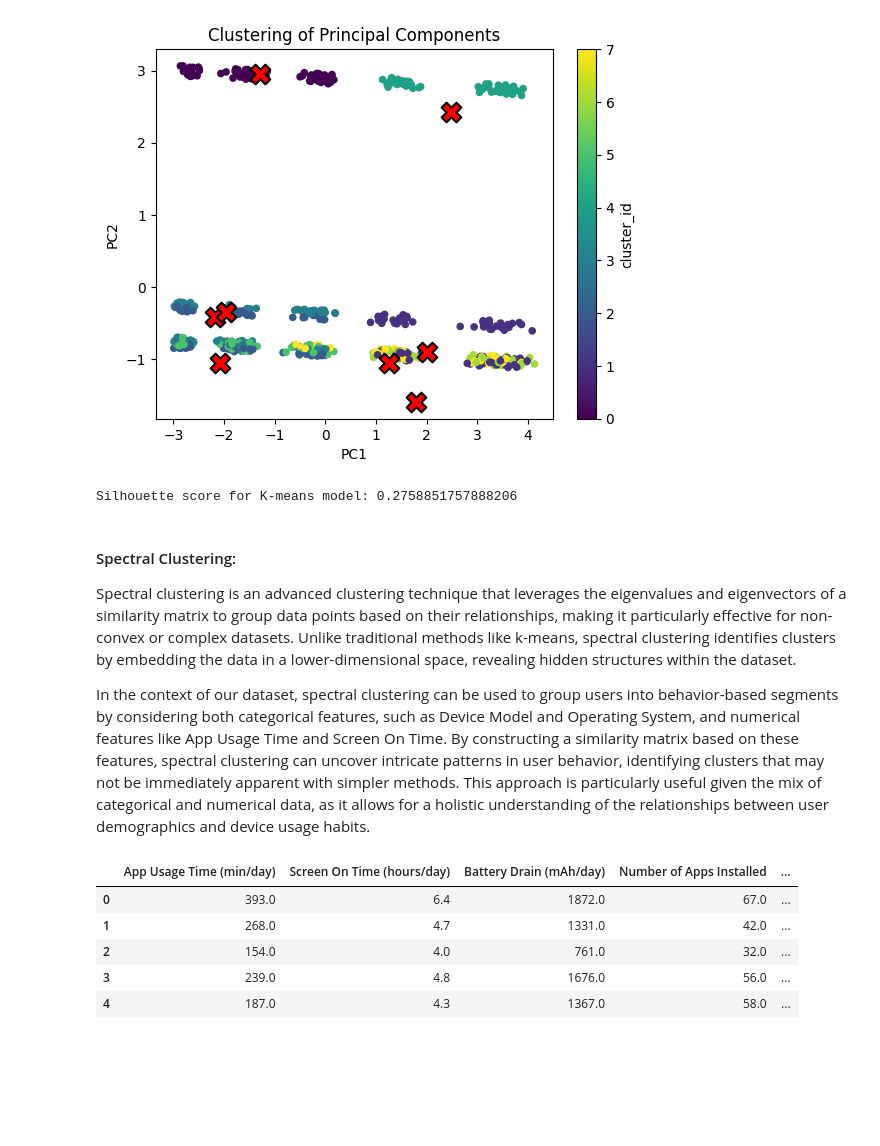
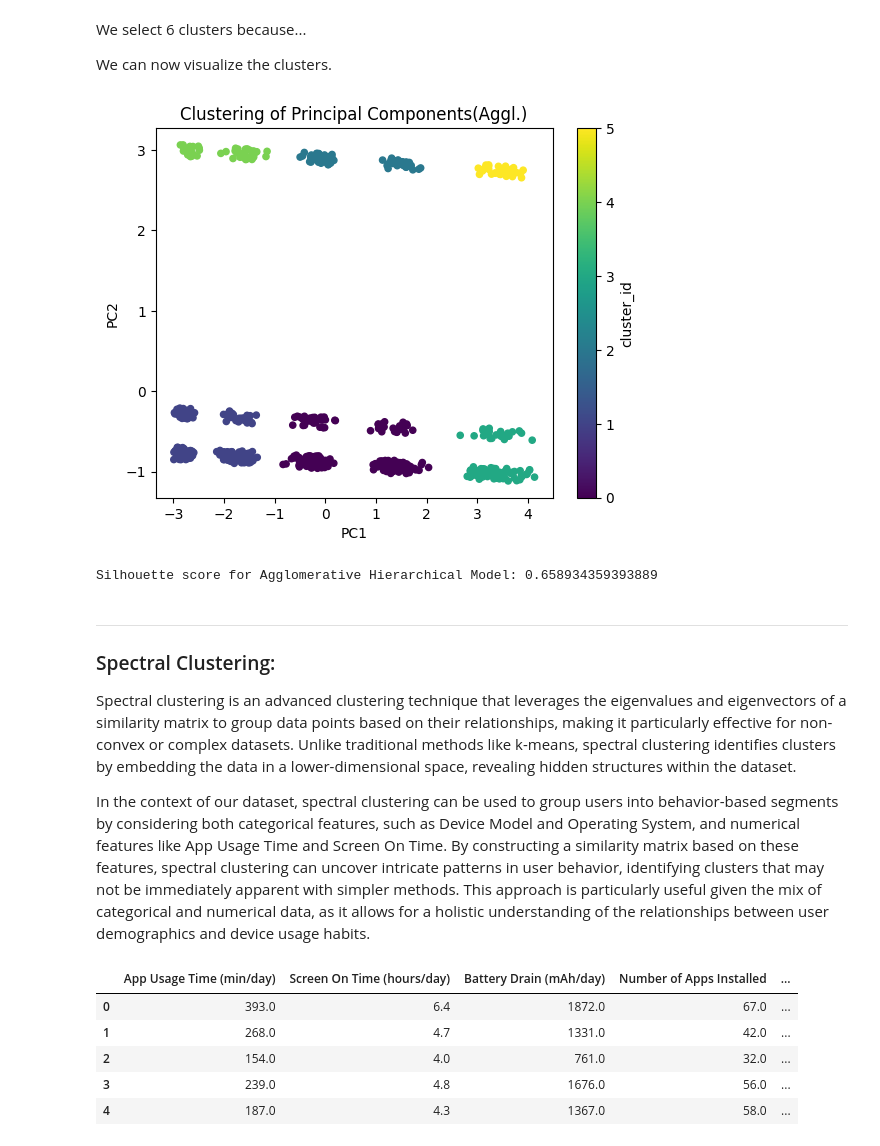
Before and after one commit to Capstone-24-25/Vignette-Clustering-Methods, a Jupyter notebook: results/primary-vignette.ipynb, the cells around one changed output. Cells and saved outputs as stored; diff of their text form; code cells hidden in the pictures; blank space fills up the shorter version.

```diff
--- a/results/primary-vignette.ipynb
+++ b/results/primary-vignette.ipynb
@@ -87,0 +150,16 @@ Generating K-Means model with 8 clusters
+# %%
+# agglomerative script
+from sklearn.cluster import AgglomerativeClustering
+import scipy.cluster.hierarchy as shc
+
+# Read in data
+df_transformed = pd.read_csv('../data/transformed_user_behavior_dataset.csv')
+scaler = StandardScaler()
+X_scaled = scaler.fit_transform(df_transformed)
+
+# Generate dendrogram
+dend = shc.dendrogram(shc.linkage(pca_2_result, method='median')) # why use ward?
+plt.title("Dendrogram")
+plt.xlabel("Data Points")
+plt.savefig("../img/fig-dendrogram.png")
+plt.show()
@@ -88,33 +168,39 @@ Generating K-Means model with 8 clusters
+# %% [markdown]
+We select 6 clusters because...
+
+We can now visualize the clusters.
 # %%
-# Visualization using PCA
-pca_2 = PCA(n_components=2)
-pca_2_result = pca_2.fit_transform(X_scaled)
+# Build Agglomerative model and visualize
+n_clusters = 6
+agglom = AgglomerativeClustering(n_clusters=n_clusters).fit(pca_2_result)
+labels = agglom.labels_
 
-centroids = kmeans.cluster_centers_
-centroids_2 = pca_2.fit_transform(centroids)
+# centroids = agglom.cluster_centers_
+# centroids_2 = pca_2.fit_transform(centroids)
 
 viz = pd.DataFrame(pca_2_result)
 viz['cluster_id'] = labels
 viz = viz.rename(columns={0: "PC1", 1:"PC2"})
 
 viz.plot.scatter('PC1', 'PC2', c=2, colormap='viridis')
 
-plt.scatter(centroids_2[:, 0], centroids_2[:, 1], marker='X', s=200, linewidths=1.5,
-                color='red', edgecolors="black")
-plt.title('Clustering of Principal Components')
-plt.savefig('k-means-clusters-PCA.png')
+#plt.scatter(centroids_2[:, 0], centroids_2[:, 1], marker='X', s=200, linewidths=1.5,
+#                color='red', edgecolors="black")
+plt.title('Clustering of Principal Components(Aggl.)')
+plt.savefig('../img/fig-agglom-PCA.png')
 plt.show()
+
+df_agg = df_transformed
+df_agg['Cluster'] = labels
+
+silhouette_avg_agg = silhouette_score(pca_2_result, labels)
+print(f"Silhouette score for Agglomerative Hierarchical Model: {silhouette_avg_agg}")
 # %% [output]
-[figure, old version]
+[figure, new version]
+Silhouette score for Agglomerative Hierarchical Model: 0.658934359393889
-# %%
-# Silhouette score... Necessary???
-silhouette_avg = silhouette_score(X_scaled, labels)
-print(f"Silhouette score for K-means model: {silhouette_avg}")
-# %% [output]
-Silhouette score for K-means model: 0.2758851757888206
 # %% [markdown]
-
-#### Spectral Clustering:
+___
+### Spectral Clustering:
 Spectral clustering is an advanced clustering technique that leverages the eigenvalues and eigenvectors of a similarity matrix to group data points based on their relationships, making it particularly effective for non-convex or complex datasets. Unlike traditional methods like k-means, spectral clustering identifies clusters by embedding the data in a lower-dimensional space, revealing hidden structures within the dataset.
 
 In the context of our dataset, spectral clustering can be used to group users into behavior-based segments by considering both categorical features, such as Device Model and Operating System, and numerical features like App Usage Time and Screen On Time. By constructing a similarity matrix based on these features, spectral clustering can uncover intricate patterns in user behavior, identifying clusters that may not be immediately apparent with simpler methods. This approach is particularly useful given the mix of categorical and numerical data, as it allows for a holistic understanding of the relationships between user demographics and device usage habits.
```
Also changed, not shown: parts of 21 cells of this notebook, 20 other files.
